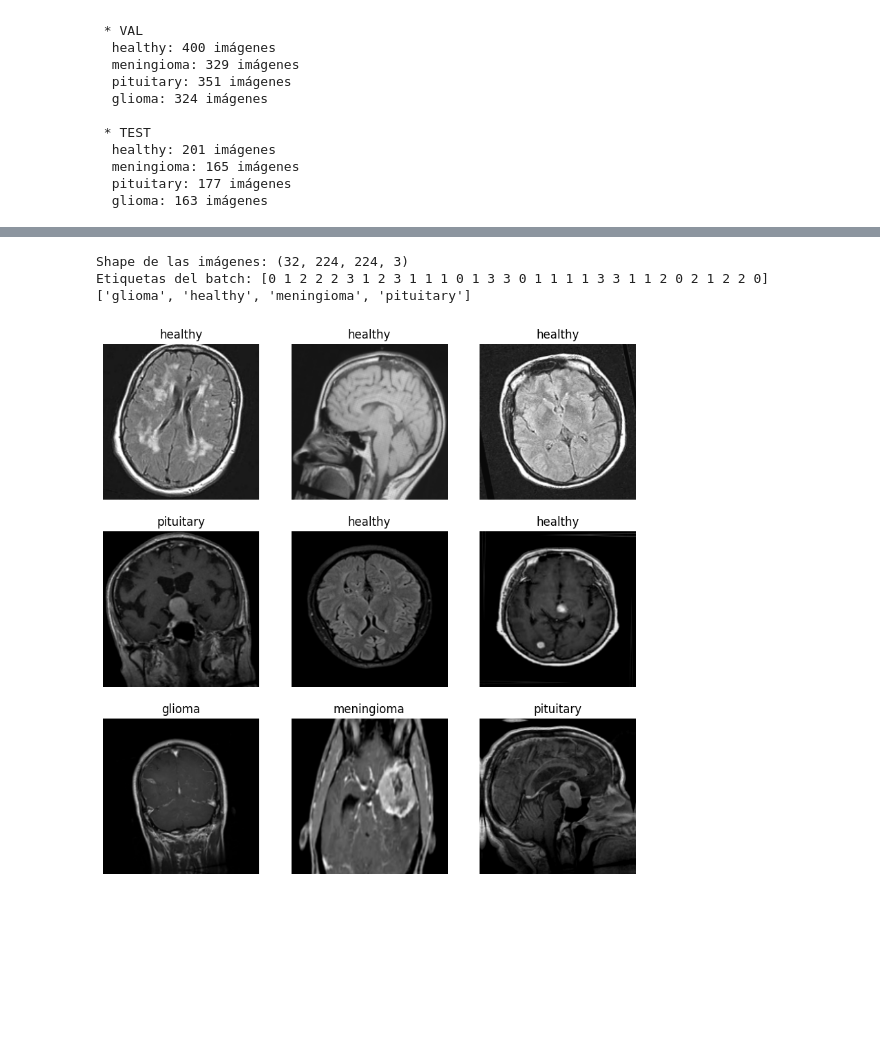
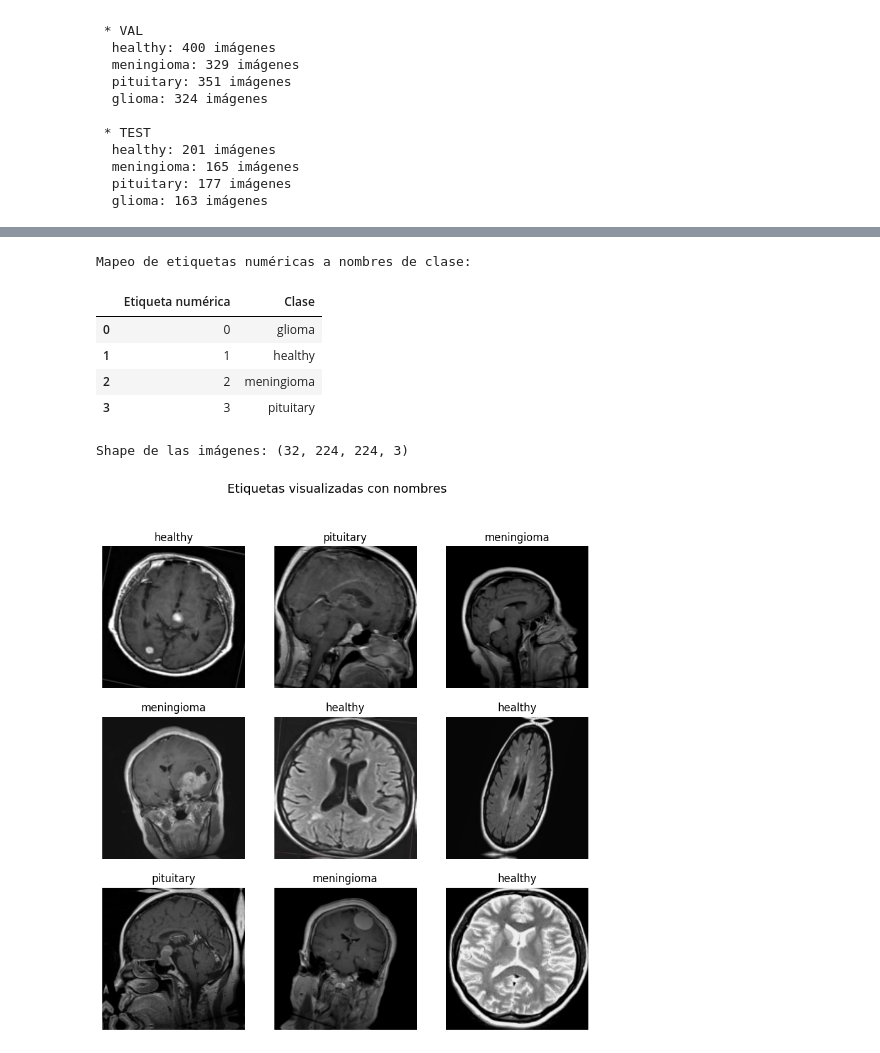
Before and after one commit to katterine2558/mri-tumor-detection-cnn, a Jupyter notebook: mri_tumor_detection_cnn.ipynb, the cells around one changed output, grey strips where cells are left out. Cells and saved outputs as stored; diff of their text form; code cells hidden in the pictures; blank space fills up the shorter version.

```diff
--- a/mri_tumor_detection_cnn.ipynb
+++ b/mri_tumor_detection_cnn.ipynb
@@ -235,6 +239,12 @@ def data_augmentation(split_dir:str, seed:int, batch_size:int, image_size:tuple)
     class_names = train_ds.class_names
     print("Clases detectadas:", class_names)
 
+    # 🔹 Crear mapeo explícito de índice → nombre
+    label_map = {i: name for i, name in enumerate(class_names)}
+    print("\n📘 Mapeo de etiquetas:")
+    for key, value in label_map.items():
+        print(f"{key} → {value}")
+
     # Definir Data Augmentation
     data_augmentation = tf.keras.Sequential([
         layers.RandomRotation(0.05),
@@ -243,11 +253,11 @@ def data_augmentation(split_dir:str, seed:int, batch_size:int, image_size:tuple)
         layers.RandomBrightness(0.1),
     ])
 
-    # Aplicar augmentación
+    # Aplicar aumentación
     train_ds = train_ds.map(lambda x, y: (data_augmentation(x, training=True), y))
 
-    print("Data augmentation aplicada.")
-    return train_ds, data_augmentation, class_names
+    print("\n✅ Data augmentation aplicada al conjunto de entrenamiento.")
+    return train_ds, data_augmentation, class_names, label_map
 
 
 def plot_data_augmentation(train_ds, data_augmentation):
@@ -264,7 +274,7 @@ def plot_data_augmentation(train_ds, data_augmentation):
 
 
 # Ejecutar data augmentation
-train_ds, data_aug, class_names = data_augmentation(split_dir, seed, batch_size, image_size)
+train_ds, data_aug, class_names, label_map = data_augmentation(split_dir, seed, batch_size, image_size)
 plot_data_augmentation(train_ds, data_aug)
 # %% [output]
 Found 4913 files belonging to 4 classes.
@@ -274,29 +291,42 @@ Data augmentation aplicada.
 # %%
 # ==========================================================
 # TRAIN LABEL VERIFICATION
 # ==========================================================
-def get_label(train_ds, class_names):
 
-  for images, labels in train_ds.take(1):
-    print("Shape de las imágenes:", images.shape)
-    print("Etiquetas del batch:", labels.numpy())
-  print(class_names)
+def get_label(train_ds, class_names, label_map):
+    # Mostrar mapeo en tabla
+    df = pd.DataFrame({
+        "Etiqueta numérica": list(label_map.keys()),
+        "Clase": list(label_map.values())
+    })
+    print("Mapeo de etiquetas numéricas a nombres de clase:\n")
+    display(df)
 
-  for images, labels in train_ds.take(1):
-    plt.figure(figsize=(10, 10))
-    for i in range(9):
-        ax = plt.subplot(3, 3, i + 1)
-        plt.imshow(images[i].numpy().astype("uint8"))
-        label_idx = labels[i].numpy()
-        plt.title(class_names[label_idx])
-        plt.axis("off")
-    plt.show()
-    break
+    # Mostrar forma y etiquetas del primer batch
+    for images, labels in train_ds.take(1):
+        print("\nShape de las imágenes:", images.shape)
 
-#Obtener etiquetas para el conjunto train
-get_label(train_ds, class_names)
+        # Mostrar 9 imágenes con sus nombres de clase
+        plt.figure(figsize=(10, 10))
+        for i in range(9):
+            ax = plt.subplot(3, 3, i + 1)
+            plt.imshow(images[i].numpy().astype("uint8"))
+            label_idx = labels[i].numpy()
+            plt.title(label_map[label_idx])
+            plt.axis("off")
+        plt.suptitle("Etiquetas visualizadas con nombres", fontsize=14)
+        plt.show()
+        break
+
+
+# Ejecutar
+get_label(train_ds, class_names, label_map)
 # %% [output]
-Shape de las imágenes: (32, 224, 224, 3)
-Etiquetas del batch: [0 1 2 2 2 3 1 2 3 1 1 1 0 1 3 3 0 1 1 1 1 3 3 1 1 2 0 2 1 2 2 0]
-['glioma', 'healthy', 'meningioma', 'pituitary']
+Mapeo de etiquetas numéricas a nombres de clase:
+|  | Etiqueta numérica | Clase |
+| 0 | 0 | glioma |
+| 1 | 1 | healthy |
+| 2 | 2 | meningioma |
+| 3 | 3 | pituitary |
+Shape de las imágenes: (32, 224, 224, 3)
-[figure, old version]
+[figure, new version]
```
Also changed, not shown: parts of 3 cells of this notebook.
